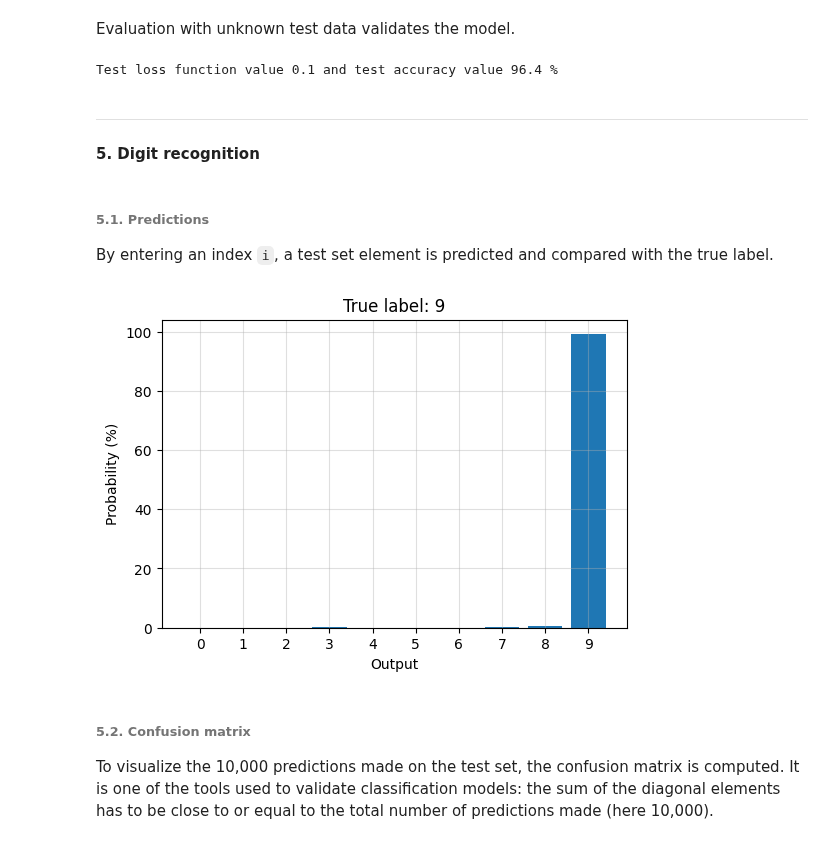
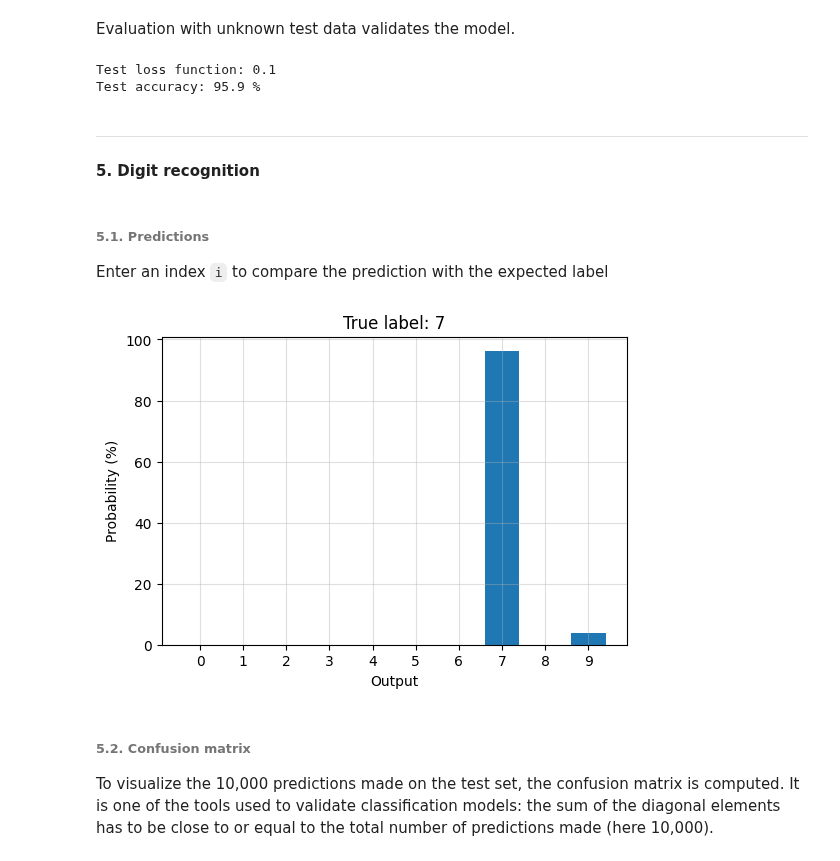
Before and after one commit to Benjamin-morel/TensorFlow, a Jupyter notebook: 01_classification_image.ipynb, the cells around one changed output. Cells and saved outputs as stored; diff of their text form; code cells hidden in the pictures.

Commit message:
Image classification

```diff
--- a/01_classification_image.ipynb
+++ b/01_classification_image.ipynb
@@ -61,9 +66,8 @@ import keras_tuner as kt                      # optimal hyperparameter search to
 # %%
-def get_github_files():
+def get_github_model():
   !git clone https://github.com/Benjamin-morel/TensorFlow.git TensorFlow_duplicata # clone the Github repertory TensorFlow
-  results_graph_MNIST = Image.open("TensorFlow_duplicata/99_pre_trained_models/01_classification_image/results_graph_MNIST.png") # see section 3.2
   model_MNIST = tf.keras.models.load_model('TensorFlow_duplicata/99_pre_trained_models/01_classification_image/01_classification_image_digit.keras') # pre-trained model
   model_MNIST_fashion = tf.keras.models.load_model('TensorFlow_duplicata/99_pre_trained_models/01_classification_image/01_classification_image_fashion_model.keras') # pre-trained model
   !rm -rf TensorFlow_duplicata/ # delete the cloned repertory
-  return results_graph_MNIST, model_MNIST, model_MNIST_fashion
+  return model_MNIST, model_MNIST_fashion
 # %%
@@ -91,8 +107,15 @@ def plot_evolution(history):
 # %%
-def plot_pred(i, predictions_array, true_label, label):
+def plot_pred(probabilities, true_label, predicted_label):
   """ plot model predictions """
-  fig = plt.figure(figsize=(6,4))
-  plt.bar(x = list(range(len(label))), height = 100*predictions_array, label=predictions_array)
-  plt.title("True label: %d" %true_label), plt.grid(alpha=0.4)
-  plt.xlabel("Output"), plt.ylabel("Probability (%)"), plt.xticks(range(len(label)))
-  fig.show()
+  class_size = range(len(predicted_label))
+
+  plt.figure(figsize=(6,4))
+  plt.bar(x = class_size, height = 100*probabilities)
+
+  if type(true_label) == str: # for MNIST fashion
+    plt.title("True label: %s" %true_label), plt.xticks(class_size, predicted_label, rotation=90)
+  else: # for MNIST digit
+    plt.title("True label: %d" %true_label), plt.xticks(class_size)
+
+  plt.xlabel("Output"), plt.ylabel("Probability (%)"), plt.grid(alpha=0.4)
+  plt.show()
@@ -202,10 +218,13 @@ model_MNIST = create_model()
 
 The batch size is set to 32, a satisfactory balance between computational time and accurate gradient error. When the model is trained, the training accuracy is over 95%. No further training seems necessary after 15 epochs, or even improvement of the model architecture.
 # %%
+model_MNIST = create_model()
+
 if training_phase == 'Yes':
-  history = model_MNIST.fit(x_train, y_train, batch_size=32, epochs=15, verbose=1)
+  history = model_MNIST.fit(x_train, y_train, validation_split=0.2, batch_size=32, epochs=15, verbose=1)
   model_MNIST.save("01_classification_image_digit.keras", include_optimizer=False) # save weights + architecture
 else:
-  results_MNIST, model_MNIST, model_MNIST_fashion = get_github_files()
+  model_MNIST, model_MNIST_fashion = get_github_model()
+  history = 0
 # %% [output]
 Cloning into 'TensorFlow_duplicata'...
@@ -236,9 +257,10 @@ else:
 Evaluation with unknown test data validates the model.
 # %%
 test_loss, test_acc = model_MNIST.evaluate(x_test,  y_test, verbose=0)
-print("Test loss function value %0.1f and test accuracy value %0.1f %%" %(test_loss, 100*test_acc))
+print("Test loss function: %0.1f \nTest accuracy: %0.1f %%" %(test_loss, 100*test_acc))
 # %% [output]
-Test loss function value 0.1 and test accuracy value 96.4 %
+Test loss function: 0.1
+Test accuracy: 95.9 %
 # %% [markdown]
 
 ---
@@ -248,16 +270,15 @@ Test loss function value 0.1 and test accuracy value 96.4 %
 # %% [markdown]
 ###### **5.1. Predictions**
 
-By entering an index `i`, a test set element is predicted and compared with the true label.
+Enter an index `i` to compare the prediction with the expected label
+# %%
+probabilities = model_MNIST.predict(x_test, verbose=0) # 10,000 x 10 array size
 # %%
-i = 273 # from 0 to 9,999
-
-predictions = model_MNIST.predict(x_test, verbose=0) # make prediction
+i = 666 # from 0 to 9,999
 true_label = y_test[i]
-
-plot_pred(i, predictions[i], true_label, np.arange(0,10))
+plot_pred(probabilities[i], true_label, range(10))
 # %% [output]
-[figure, old version]
+[figure, new version]
 # %% [markdown]
 ###### **5.2. Confusion matrix**
 
```
Also changed, not shown: parts of 28 cells of this notebook.
